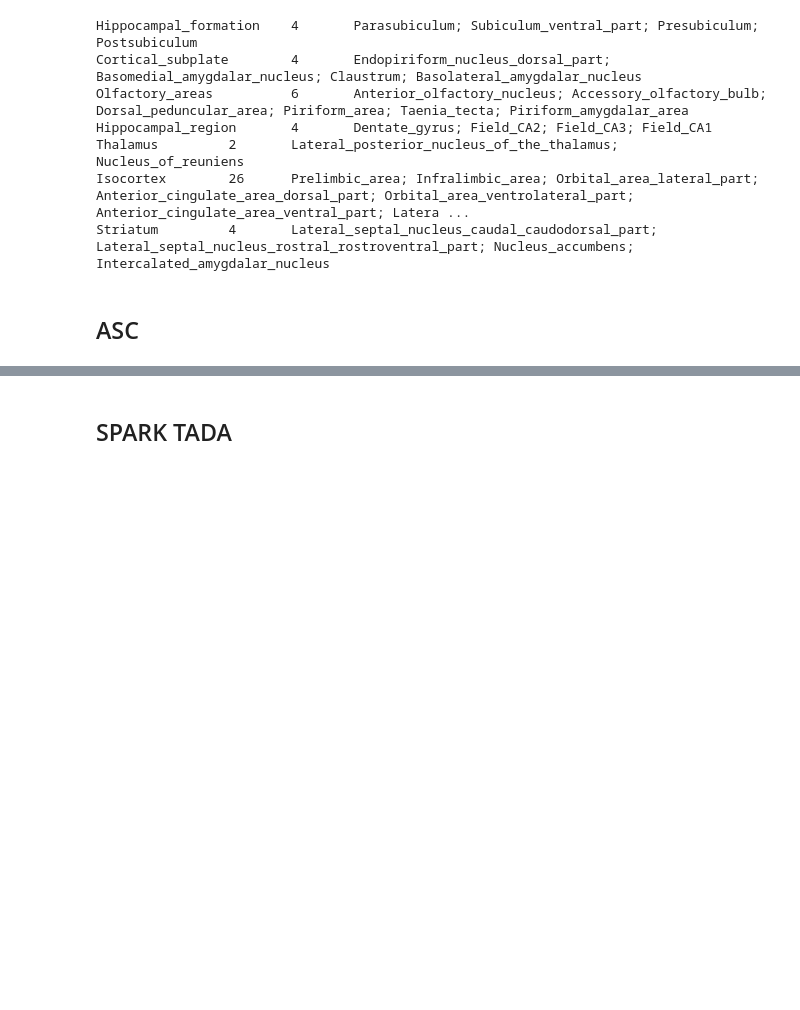
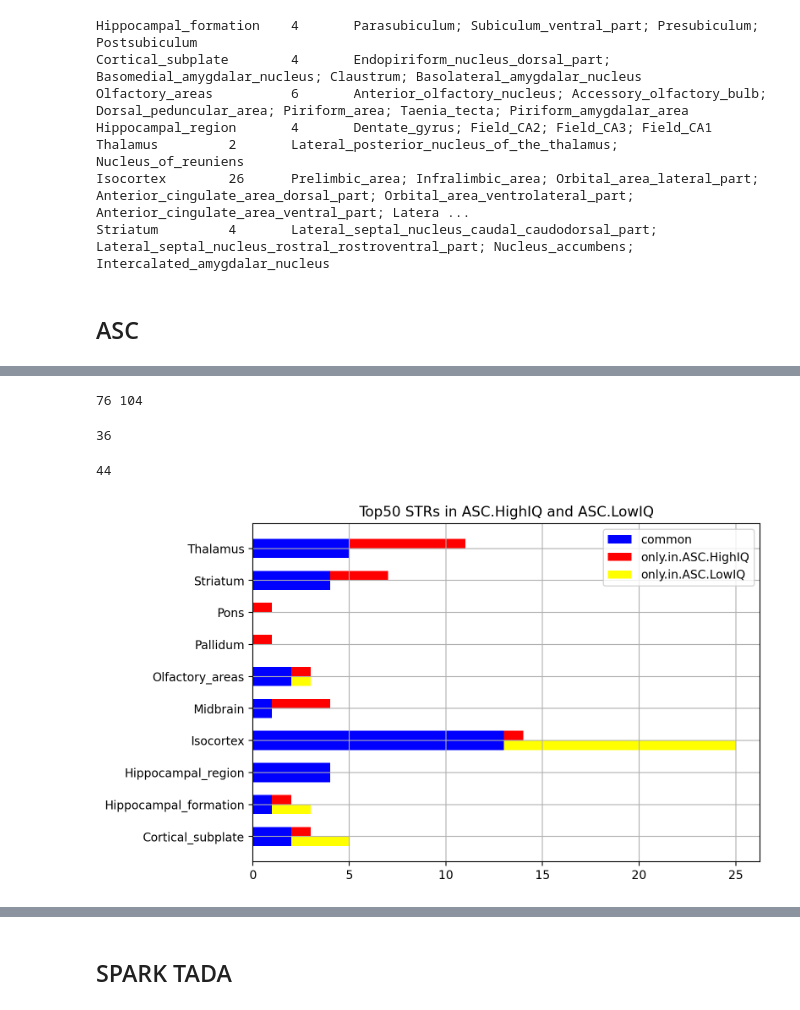
Before and after one commit to explorerwjy/ASD_Circuits, a Jupyter notebook: src/WeighedBias.ipynb, the cells around one changed output, grey strips where cells are left out. Drawn from its saved outputs; the diff is of its cells as text; code cells hidden in the pictures; blank space fills up the shorter version.

```diff
--- a/src/WeighedBias.ipynb
+++ b/src/WeighedBias.ipynb
@@ -15,28 +45,3 @@ from venn import venn
 # %% [output]
 The autoreload extension is already loaded. To reload it, use:
   %reload_ext autoreload
-# %%
-# Load Gene INFO
-HGNC = pd.read_csv("/Users/jiayao/Work/Resources/protein-coding_gene.txt", delimiter="\t")
-ENSID2Entrez = dict(zip(HGNC["ensembl_gene_id"].values, HGNC["entrez_id"].values))
-GeneSymbol2Entrez = dict(zip(HGNC["symbol"].values, HGNC["entrez_id"].values))
-Entrez2Symbol = dict(zip(HGNC["entrez_id"].values, HGNC["symbol"].values))
-allen_mouse_genes = loadgenelist("../dat/allen-mouse-exp/allen-mouse-gene_entrez.txt")
-
-# Load Exp Zscore Matrix
-ExpMat = "../dat/allen-mouse-exp/energy-conn-model.csv"
-ExpMat = pd.read_csv(ExpMat, index_col="ROW")
-
-ExpZscoreMat = "../dat/allen-mouse-exp/energy-zscore-conn-model.csv"
-ExpZscoreMat = pd.read_csv(ExpZscoreMat, index_col="ROW")
-
-ExpMatNorm = "../dat/allen-mouse-exp/energy-neuronorm.csv"
-ExpMatNorm = pd.read_csv(ExpMatNorm, index_col="ROW")
-
-ExpZscoreMatNorm = "../dat/allen-mouse-exp/energy-zscore-neuronorm.csv"
-ExpZscoreMatNorm = pd.read_csv(ExpZscoreMatNorm, index_col="ROW")
-
-allen_mouse_genes = loadgenelist("/Users/jiayao/Work/ASD_Circuits/dat/allen-mouse-exp/allen-mouse-gene_entrez.txt")
-
-gnomad_cons = pd.read_csv("/Users/jiayao/Work/Resources/gnomad.v2.1.1.lof_metrics.by_gene.txt",
-                          delimiter="\t", index_col="gene")
@@ -420,0 +119,7 @@ venn(dat_dict)
+# %%
+asc_highIQ = pd.read_csv("../dat/genes/asd/asc.HighIQ.csv")
+asc_lowIQ = pd.read_csv("../dat/genes/asd/asc.LowIQ.csv")
+#ssc_match_df = pd.read_csv("dat/matching/asd_ssc_exp_matches_1000.csv", index_col="GENE")
+
+asc_lowIQ_gene2MutN = ASC_Gene_Weights_ByIQ(asc_lowIQ, FDR=0.2)
+asc_highIQ_gene2MutN = ASC_Gene_Weights_ByIQ(asc_highIQ, FDR=0.2)
@@ -420,0 +162,21 @@ venn(dat_dict)
+# %%
+print(len(asc_lowIQ_gene2MutN), len(asc_highIQ_gene2MutN))
+# %% [output]
+76 104
+# %%
+asc_hiq_avgZ_Mutcount = AvgSTRZ_Weighted(ExpZscoreMat, asc_highIQ_gene2MutN,
+                                              csv_fil = "dat/bias/asc.highIQ.avgZ.weighted.Mutcount.bias.csv")
+asc_hiq_avgZ_RD = RegionDistributions(asc_hiq_avgZ_Mutcount.set_index("STR"))
+# %% [output]
+36
+# %%
+asc_liq_avgZ_Mutcount = AvgSTRZ_Weighted(ExpZscoreMat, asc_lowIQ_gene2MutN,
+                                              csv_fil = "dat/bias/asc.highIQ.avgZ.weighted.Mutcount.bias.csv")
+asc_liq_avgZ_RD = RegionDistributions(asc_liq_avgZ_Mutcount.set_index("STR"))
+# %% [output]
+44
+# %%
+ASC_IQ_BRS_compare = CompareSTROverlap(asc_hiq_avgZ_Mutcount, asc_liq_avgZ_Mutcount, "ASC.HighIQ", "ASC.LowIQ")
+ASC_IQ_BRS_compare.to_csv("dat/ASC_IQ_BRS_STR_Overlap.csv", index=False)
+# %% [output]
+[figure, added]
```
Also changed, not shown: parts of 107 cells of this notebook, 7 other files.
